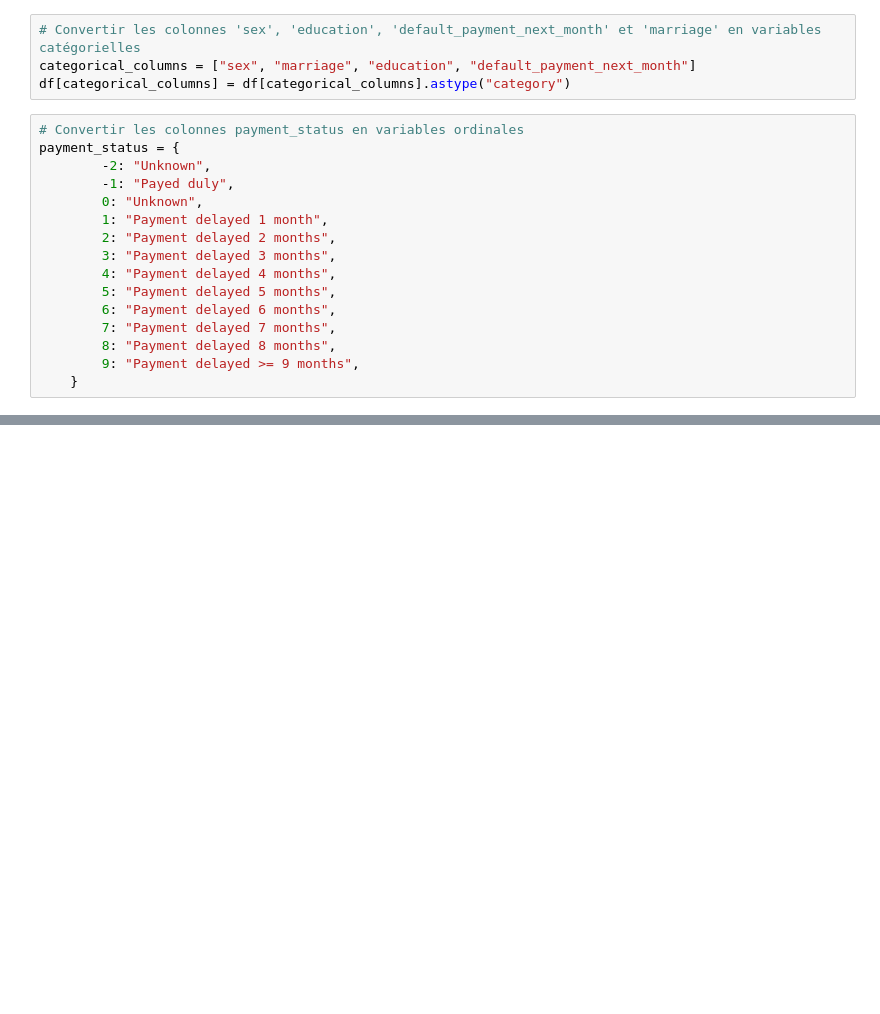
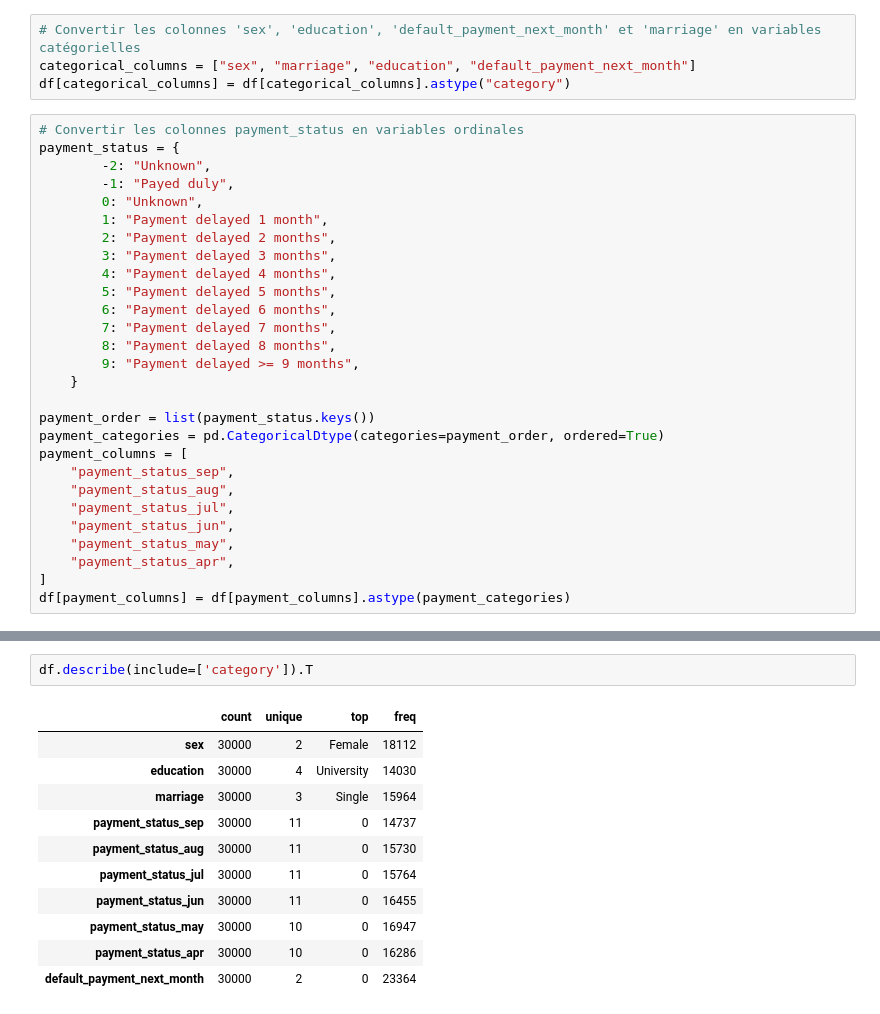
Before and after one commit to nevillemakoyi/Application-ML-D-tection-des-D-fauts-de-paiements-de-cr-dits-bancaires, a Jupyter notebook: notebooks/ml_credit_default.ipynb, the cells around one changed output, grey strips where cells are left out. Drawn from its saved outputs; the diff is of its cells as text; blank space fills up the shorter version.

```diff
--- a/notebooks/ml_credit_default.ipynb
+++ b/notebooks/ml_credit_default.ipynb
@@ -74,3 +74,15 @@ payment_status = {
         8: "Payment delayed 8 months",
         9: "Payment delayed >= 9 months",
     }
+
+payment_order = list(payment_status.keys())
+payment_categories = pd.CategoricalDtype(categories=payment_order, ordered=True)
+payment_columns = [
+    "payment_status_sep",
+    "payment_status_aug",
+    "payment_status_jul",
+    "payment_status_jun",
+    "payment_status_may",
+    "payment_status_apr",
+]
+df[payment_columns] = df[payment_columns].astype(payment_categories)
@@ -96,0 +109,14 @@ memory usage: 4.9 MB
+# %%
+df.describe(include=['category']).T
+# %% [output]
+|  | count | unique | top | freq |
+| sex | 30000 | 2 | Female | 18112 |
+| education | 30000 | 4 | University | 14030 |
+| marriage | 30000 | 3 | Single | 15964 |
+| payment_status_sep | 30000 | 11 | 0 | 14737 |
+| payment_status_aug | 30000 | 11 | 0 | 15730 |
+| payment_status_jul | 30000 | 11 | 0 | 15764 |
+| payment_status_jun | 30000 | 11 | 0 | 16455 |
+| payment_status_may | 30000 | 10 | 0 | 16947 |
+| payment_status_apr | 30000 | 10 | 0 | 16286 |
+| default_payment_next_month | 30000 | 2 | 0 | 23364 |
```
Also changed, not shown: parts of 2 cells of this notebook.
